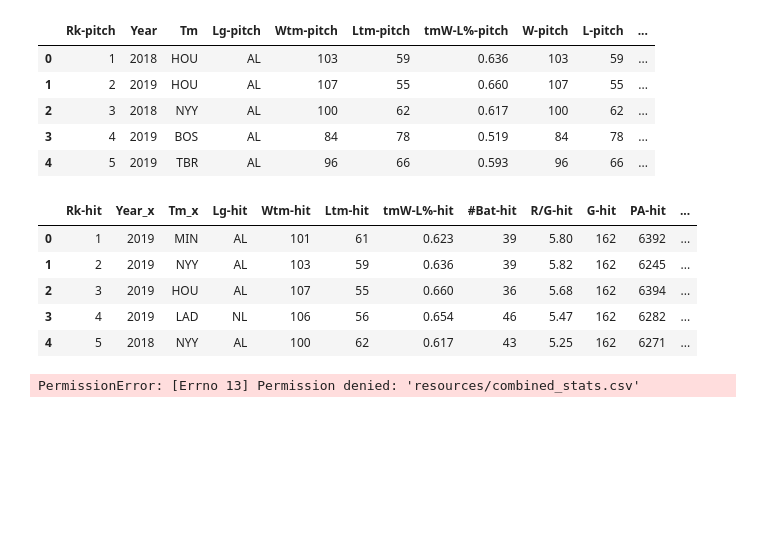
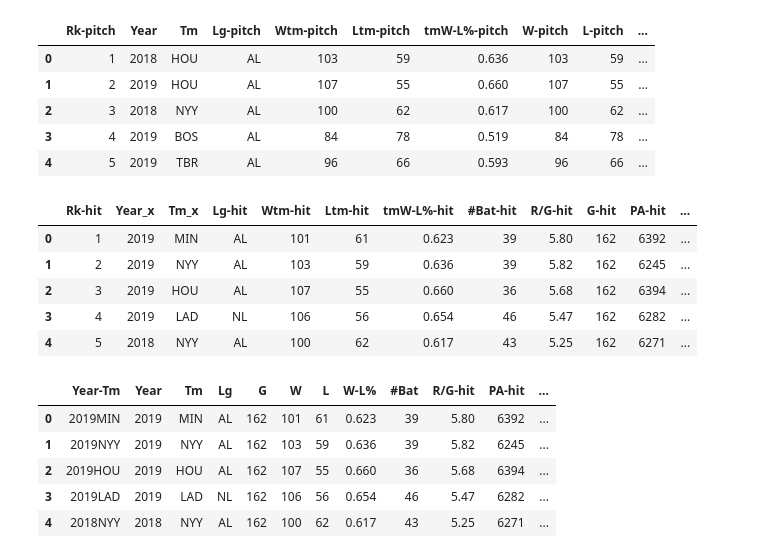
Before and after one commit to rileyfritz/final-project-MLB, a Jupyter notebook: etl.ipynb, the cells around one changed output. Drawn from its saved outputs; the diff is of its cells as text; code cells hidden in the pictures; blank space fills up the shorter version.

Commit message:
cleaned up data some more. needs to be combined with the world series results data

```diff
--- a/etl.ipynb
+++ b/etl.ipynb
@@ -68,3 +65,9 @@ combined_stats_df.head()
 | 2 | 3 | 2019 | HOU | AL | 107 | 55 | 0.660 | 36 | 5.68 | 162 | 6394 | ... |
 | 3 | 4 | 2019 | LAD | NL | 106 | 56 | 0.654 | 46 | 5.47 | 162 | 6282 | ... |
 | 4 | 5 | 2018 | NYY | AL | 100 | 62 | 0.617 | 43 | 5.25 | 162 | 6271 | ... |
+# %%
+# drop unneeded columns
+combined_stats_df.drop(columns=['Year_y','Tm_y','Rk-hit','Rk-pitch','Lg-pitch','Wtm-pitch','Ltm-pitch','tmW-L%-pitch','W-L%-pitch','W-pitch','L-pitch','G-pitch','GS-pitch','GF-pitch'],inplace=True)
+# %%
+# rename some columns for clarity
+combined_stats_df = combined_stats_df.rename(columns={'Year_x':'Year','Tm_x':'Tm','Lg-hit':'Lg','Wtm-hit':'W','Ltm-hit':'L','tmW-L%-hit':'W-L%','#Bat-hit':'#Bat','G-hit':'G'})
@@ -71,4 +78,15 @@ combined_stats_df.head()
+# %%
+# reorder for clarity
+combined_stats_df = combined_stats_df[['Year-Tm','Year','Tm','Lg','G','W','L','W-L%','#Bat','R/G-hit','PA-hit','AB-hit','R-hit','H-hit','2B-hit','3B-hit','HR-hit','RBI-hit','SB-hit','CS-hit','BB-hit','SO-hit','BA-hit','OBP-hit','SLG-hit','OPS-hit','TB-hit','GDP-hit','HBP-hit','SH-hit','SF-hit','IBB-hit','LOB-hit','OPS+-hit','ERA-pitch','CG-pitch','SHO-pitch','SV-pitch','IP-pitch','H-pitch','R-pitch','ER-pitch','HR-pitch','BB-pitch','IBB-pitch','SO-pitch','HBP-pitch','BK-pitch','WP-pitch','BF-pitch','WHIP-pitch','H9-pitch','HR9-pitch','BB9-pitch','SO9-pitch','SO/W-pitch','ERA+-pitch']]
+# %%
+combined_stats_df.head()
+# %% [output]
+|  | Year-Tm | Year | Tm | Lg | G | W | L | W-L% | #Bat | R/G-hit | PA-hit | ... |
+| 0 | 2019MIN | 2019 | MIN | AL | 162 | 101 | 61 | 0.623 | 39 | 5.80 | 6392 | ... |
+| 1 | 2019NYY | 2019 | NYY | AL | 162 | 103 | 59 | 0.636 | 39 | 5.82 | 6245 | ... |
+| 2 | 2019HOU | 2019 | HOU | AL | 162 | 107 | 55 | 0.660 | 36 | 5.68 | 6394 | ... |
+| 3 | 2019LAD | 2019 | LAD | NL | 162 | 106 | 56 | 0.654 | 46 | 5.47 | 6282 | ... |
+| 4 | 2018NYY | 2018 | NYY | AL | 162 | 100 | 62 | 0.617 | 43 | 5.25 | 6271 | ... |
 # %%
-combined_stats_df.to_csv('resources/combined_stats.csv')
+# export to csv
+combined_stats_df.to_csv('resources/combined_stats.csv',index=False)
-# %% [output]
-PermissionError: [Errno 13] Permission denied: 'resources/combined_stats.csv'
```
Also changed, not shown: parts of 8 cells of this notebook, 1 other file.
